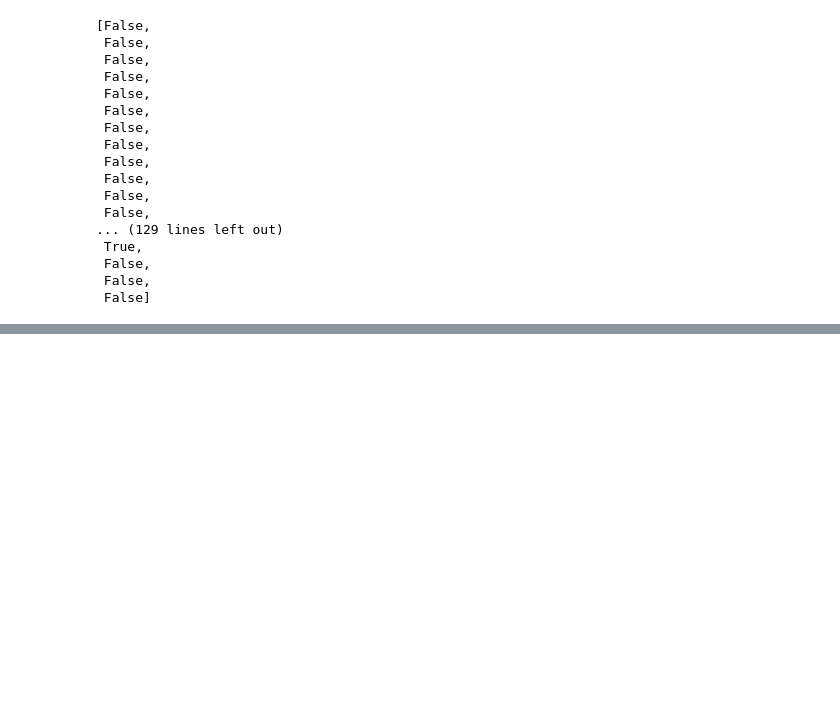
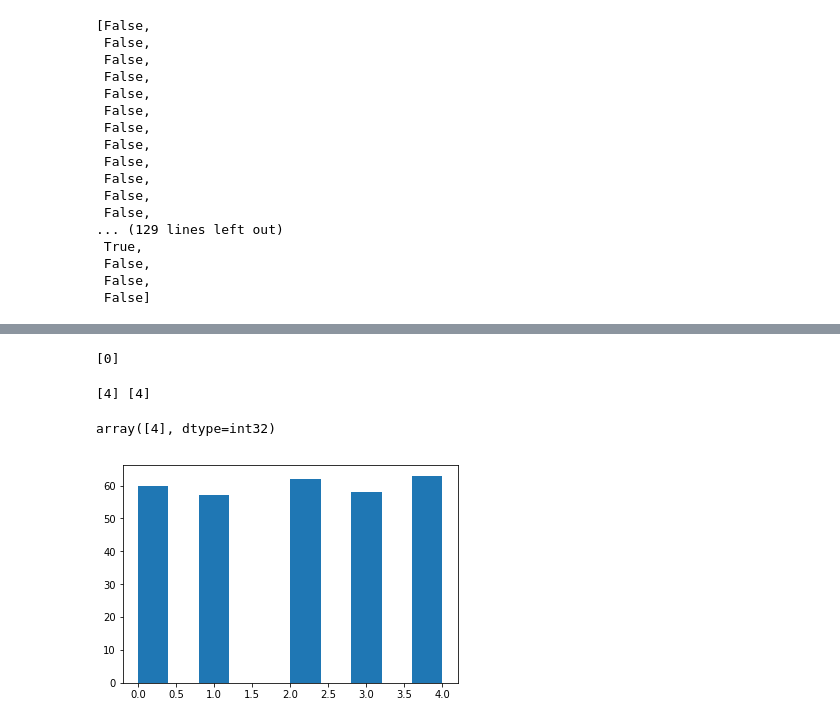
Before and after one commit to sholtodouglas/hierarchial_robotics, a Jupyter notebook: Quick Tests.ipynb, the cells around one changed output, grey strips where cells are left out. Drawn from its saved outputs; the diff is of its cells as text; code cells hidden in the pictures; blank space fills up the shorter version.

```diff
--- a/Quick Tests.ipynb
+++ b/Quick Tests.ipynb
@@ -16,0 +18,6 @@ data['acts'].shape
+# %%
+import gym
+import pandaRL
+env = gym.make('pandaPick-v0')
+env.render(mode='human')
+env.reset()
@@ -76,16 +135,3 @@ b = None
 # %%
 if b is not None:
     print(5)
-# %%
-import time
-
-for j in range(0, len(obs)):
-    ep = obs[j]
-    ep_acts = acts[j]
-    o  = ep[0]
-    env.initialize_start_pos(o)
-    env.reset_goal_pos(o[-4:])
-    for i in range(0, len(ep)):
-        env.step(ep_acts[i])
-        #time.sleep(0.005)
-        #env.visualise_sub_goal(o[:2]+a, lower_achieved_whole_state=True)
@@ -1593,0 +1733,4 @@ print(np.array(normal_returns).mean(), sum([x > -200 for x in normal_returns])/l
+# %%
+head.getNodesInArray()
+# %% [output]
+[0]
@@ -1593,0 +1889,34 @@ print(np.array(normal_returns).mean(), sum([x > -200 for x in normal_returns])/l
+# %%
+# Usage Demo - Easy to see lower TD error indexes will be summoned less often
+
+memory_size = 20
+buffer = PER(memory_size)
+
+for i in range(0, 5):
+    buffer.store(i)
+
+tree_idxs, indexes = buffer.sample(1)
+print(tree_idxs, indexes)
+
+#buffer.batch_update([7, 6], np.array([1000, 0.01]))
+#buffer.batch_update([4, 5, 6, 7, 8], np.array([0.001, 0.001, 0.001, 0.001, 0.001]))
+# %% [output]
+[4] [4]
+# %%
+tree_idxs
+# %% [output]
+array([4], dtype=int32)
+# %%
+samples = []
+
+for i in range(0,100):
+    tree_idxs, samp_idxs = buffer.sample(3)
+    [samples.append(j) for j in samp_idxs]
+
+import matplotlib.pyplot as plt
+
+
+plt.hist(samples)
+plt.show()
+# %% [output]
+[figure, added]
```
Also changed, not shown: parts of 21 cells of this notebook, 5 other files.
